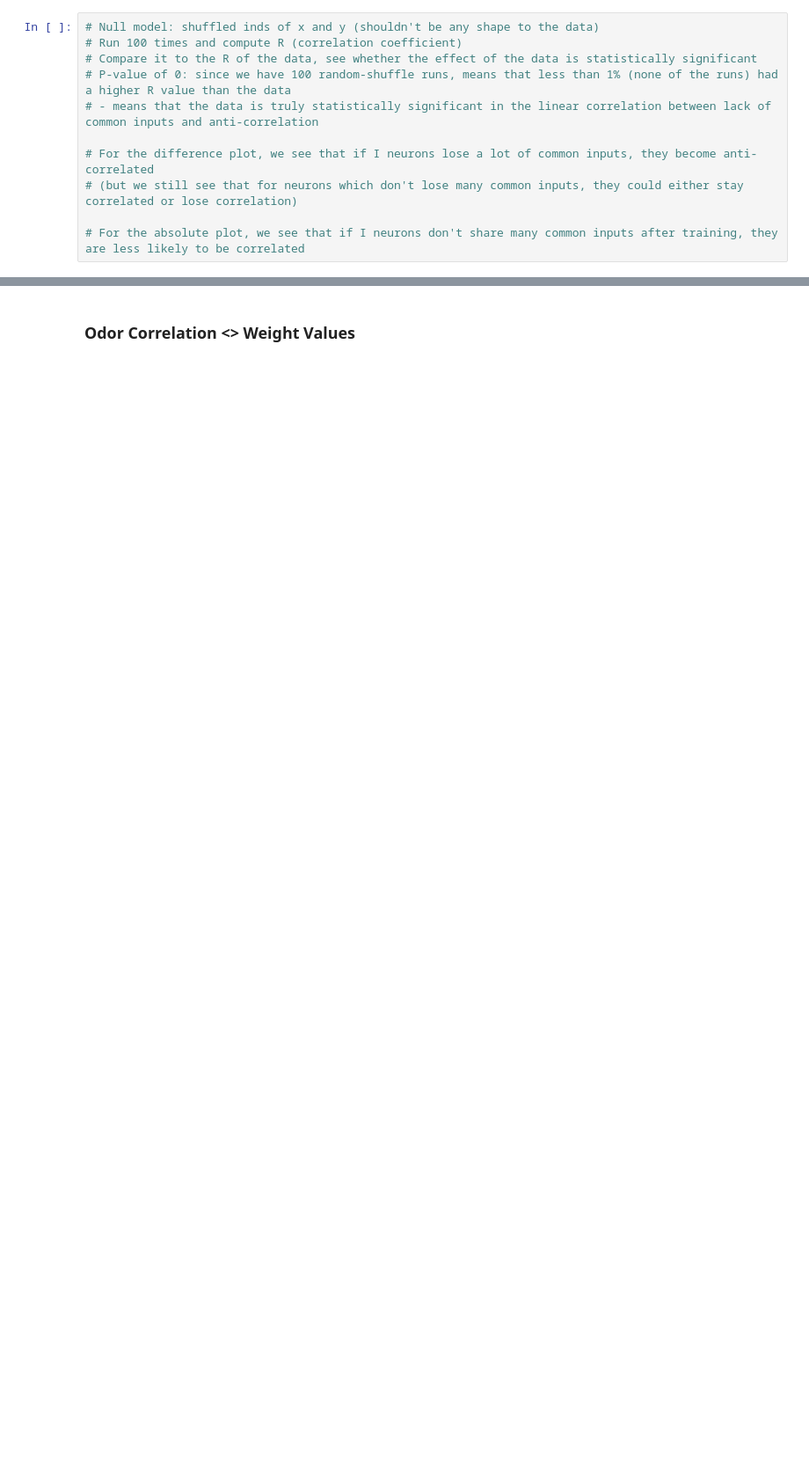
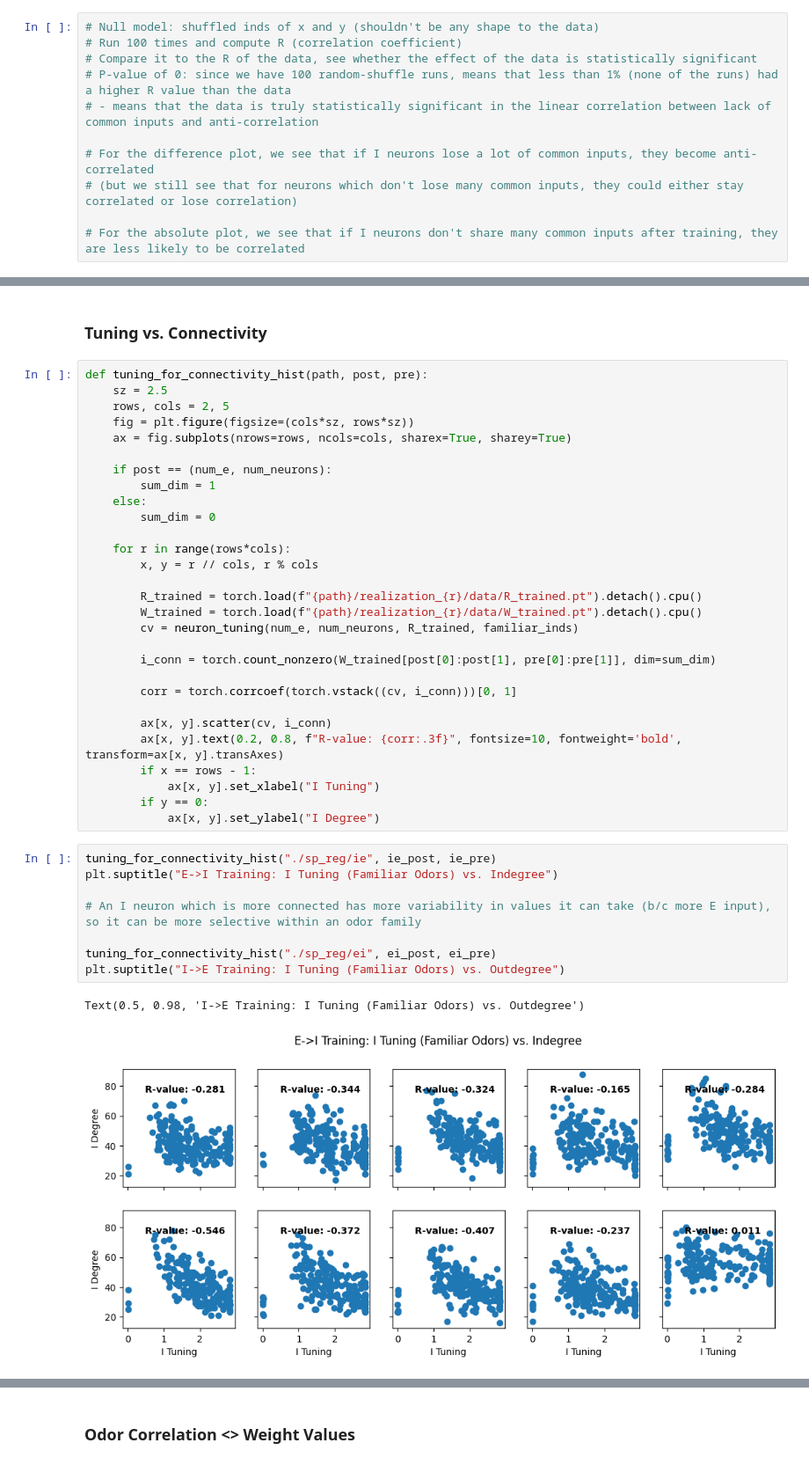
Before and after one commit to ArjunParthasarathy/Piriform-Cortex-Plasticity, a Jupyter notebook: versions/training_scripts/summary_plots.ipynb, the cells around one changed output, grey strips where cells are left out. Shown at 88% size. Drawn from its saved outputs; the diff is of its cells as text; blank space fills up the shorter version.

```diff
--- a/versions/training_scripts/summary_plots.ipynb
+++ b/versions/training_scripts/summary_plots.ipynb
@@ -1073,0 +1190,42 @@ RuntimeError: torch.histogramdd: dimension 0's range [-nan, -nan] is not finite
+# %% [markdown]
+### Tuning vs. Connectivity
+# %%
+def tuning_for_connectivity_hist(path, post, pre):
+    sz = 2.5
+    rows, cols = 2, 5
+    fig = plt.figure(figsize=(cols*sz, rows*sz))
+    ax = fig.subplots(nrows=rows, ncols=cols, sharex=True, sharey=True)
+
+    if post == (num_e, num_neurons):
+        sum_dim = 1
+    else:
+        sum_dim = 0
+
+    for r in range(rows*cols):
+        x, y = r // cols, r % cols
+
+        R_trained = torch.load(f"{path}/realization_{r}/data/R_trained.pt").detach().cpu()
+        W_trained = torch.load(f"{path}/realization_{r}/data/W_trained.pt").detach().cpu()
+        cv = neuron_tuning(num_e, num_neurons, R_trained, familiar_inds)
+
+        i_conn = torch.count_nonzero(W_trained[post[0]:post[1], pre[0]:pre[1]], dim=sum_dim)
+
+        corr = torch.corrcoef(torch.vstack((cv, i_conn)))[0, 1]
+
+        ax[x, y].scatter(cv, i_conn)
+        ax[x, y].text(0.2, 0.8, f"R-value: {corr:.3f}", fontsize=10, fontweight='bold', transform=ax[x, y].transAxes)
+        if x == rows - 1:
+            ax[x, y].set_xlabel("I Tuning")
+        if y == 0:
+            ax[x, y].set_ylabel("I Degree")
+# %%
+tuning_for_connectivity_hist("./sp_reg/ie", ie_post, ie_pre)
+plt.suptitle("E->I Training: I Tuning (Familiar Odors) vs. Indegree")
+
+# An I neuron which is more connected has more variability in values it can take (b/c more E input), so it can be more selective within an odor family
+
+tuning_for_connectivity_hist("./sp_reg/ei", ei_post, ei_pre)
+plt.suptitle("I->E Training: I Tuning (Familiar Odors) vs. Outdegree")
+# %% [output]
+Text(0.5, 0.98, 'I->E Training: I Tuning (Familiar Odors) vs. Outdegree')
+[figure, added]
```
Also changed, not shown: parts of 28 cells of this notebook, 28 other files.
